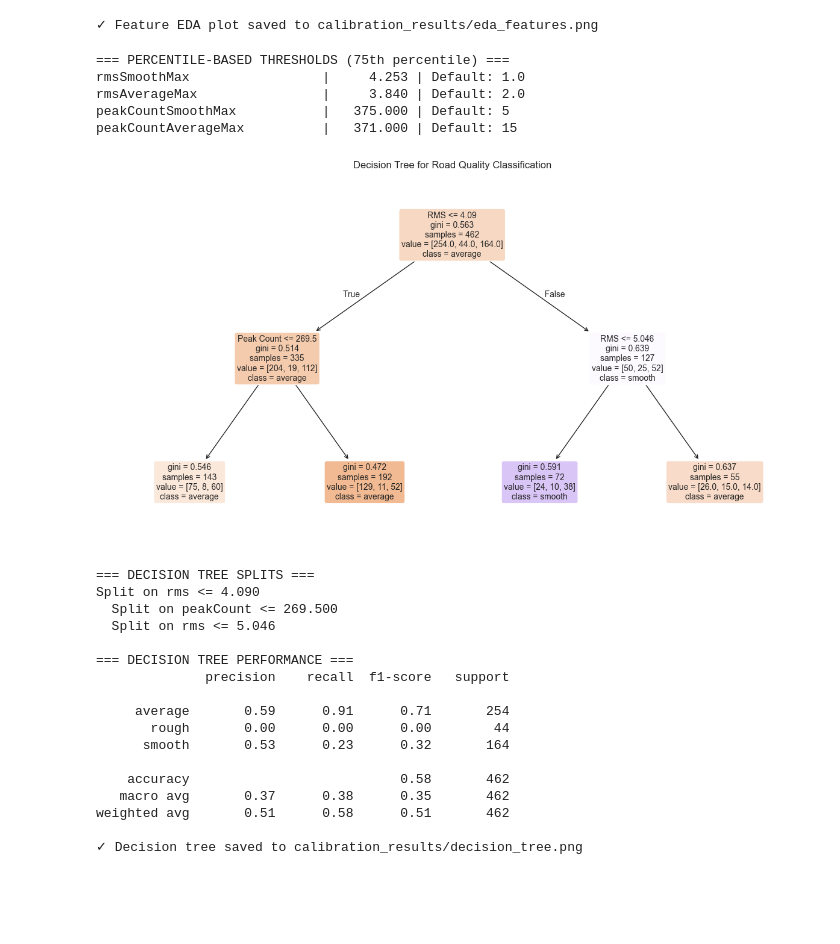
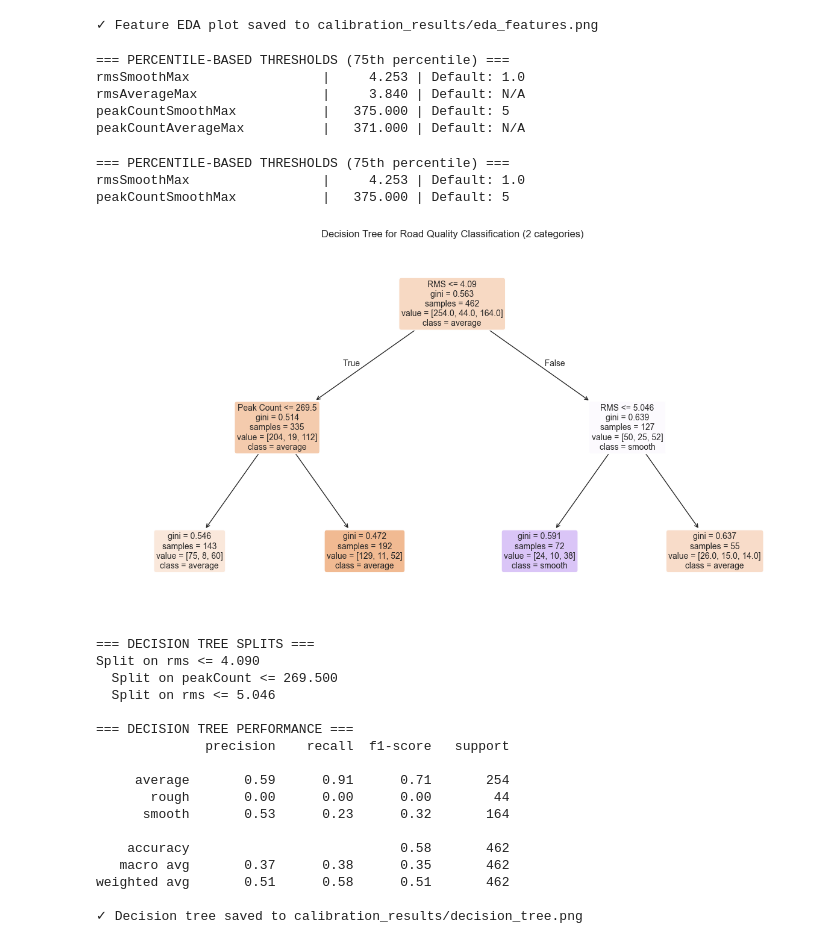
Before and after one commit to shajoshi/Apps, a Jupyter notebook: calibration_analysis.ipynb, the cells around one changed output. Cells and saved outputs as stored; diff of their text form; code cells hidden in the pictures; blank space fills up the shorter version.

```diff
--- a/calibration_analysis.ipynb
+++ b/calibration_analysis.ipynb
@@ -59,16 +51,3 @@ print(f"  Output directory: {OUTPUT_DIR}")
 ✓ Configuration loaded
   Track file: track_20260202_162252.json
   Output directory: calibration_results
-# %%
-import json
-with open(TRACK_FILE, "r") as f:
-    data = json.load(f)
-
-print("Top-level type:", type(data))
-print("Top-level keys:", list(data.keys()) if isinstance(data, dict) else "n/a")
-if isinstance(data, dict):
-    print("points len:", len(data.get("points", [])))
-    # peek first point
-    if data.get("points"):
-        print("First point keys:", data["points"][0].keys())
-        print("First accel keys:", data["points"][0].get("accel", {}).keys())
@@ -78,0 +54,25 @@ points len: 0
+# %%
+# Cell 2: Configuration
+import os
+
+# File paths - UPDATE THIS WITH YOUR TRACK FILE
+TRACK_FILE = "track_20260202_162252.json"
+OUTPUT_DIR = "calibration_results"
+
+# Current default thresholds (for comparison)
+# Note: With 2 categories (smooth/rough), we only need rmsSmoothMax and peakCountSmoothMax
+DEFAULT_THRESHOLDS = {
+    'rmsSmoothMax': 1.0,
+    'peakThresholdZ': 1.5,
+    'symmetricBumpThreshold': 2.0,
+    'potholeDipThreshold': -2.5,
+    'bumpSpikeThreshold': 2.5,
+    'peakCountSmoothMax': 5,
+    'movingAverageWindow': 5
+}
+
+os.makedirs(OUTPUT_DIR, exist_ok=True)
+print(f"✓ Configuration loaded")
+print(f"  Track file: {TRACK_FILE}")
+print(f"  Output directory: {OUTPUT_DIR}")
+print(f"  Road quality categories: smooth, rough (2 categories)")
@@ -281,9 +286,38 @@ for key, value in percentile_thresholds.items():
 # %% [output]
 === PERCENTILE-BASED THRESHOLDS (75th percentile) ===
 rmsSmoothMax                 |     4.253 | Default: 1.0
-rmsAverageMax                |     3.840 | Default: 2.0
+rmsAverageMax                |     3.840 | Default: N/A
 peakCountSmoothMax           |   375.000 | Default: 5
-peakCountAverageMax          |   371.000 | Default: 15
+peakCountAverageMax          |   371.000 | Default: N/A
+# %%
+# Cell 7: Method 1 - Percentile-Based Thresholds
+def calculate_percentile_thresholds(df_quality, percentile=75):
+    """Calculate thresholds based on percentiles of each class."""
+    results = {}
+
+    # RMS threshold - use smooth class upper bound
+    smooth_rms = df_quality[df_quality['manualLabel'] == 'smooth']['rms']
+
+    if len(smooth_rms) > 0:
+        results['rmsSmoothMax'] = np.percentile(smooth_rms, percentile)
+
+    # Peak count threshold - use smooth class upper bound
+    smooth_peaks = df_quality[df_quality['manualLabel'] == 'smooth']['peakCount']
+
+    if len(smooth_peaks) > 0:
+        results['peakCountSmoothMax'] = int(np.percentile(smooth_peaks, percentile))
+
+    return results
+
+percentile_thresholds = calculate_percentile_thresholds(df_quality)
+print("=== PERCENTILE-BASED THRESHOLDS (75th percentile) ===")
+for key, value in percentile_thresholds.items():
+    default = DEFAULT_THRESHOLDS.get(key, 'N/A')
+    print(f"{key:28} | {value:9.3f} | Default: {default}")
+# %% [output]
+=== PERCENTILE-BASED THRESHOLDS (75th percentile) ===
+rmsSmoothMax                 |     4.253 | Default: 1.0
+peakCountSmoothMax           |   375.000 | Default: 5
 # %%
 # Cell 8: Method 2 - Decision Tree Optimization
 def optimize_with_decision_tree(df_quality):
@@ -300,36 +334,36 @@ def optimize_with_decision_tree(df_quality):
     plt.figure(figsize=(15, 8))
     plot_tree(dt, feature_names=['RMS', 'Peak Count'],
               class_names=dt.classes_, filled=True, rounded=True, fontsize=10)
-    plt.title('Decision Tree for Road Quality Classification')
+    plt.title('Decision Tree for Road Quality Classification (2 categories)')
     plt.savefig(f'{OUTPUT_DIR}/decision_tree.png', dpi=150, bbox_inches='tight')
     plt.show()
 
     # Extract thresholds from tree structure
     tree = dt.tree_
     feature_names = ['rms', 'peakCount']
 
     def extract_thresholds(node=0, depth=0):
         if tree.feature[node] != -2:  # Not a leaf
             feature = feature_names[tree.feature[node]]
             threshold = tree.threshold[node]
             print(f"{'  ' * depth}Split on {feature} <= {threshold:.3f}")
             extract_thresholds(tree.children_left[node], depth + 1)
             extract_thresholds(tree.children_right[node], depth + 1)
 
     print("\n=== DECISION TREE SPLITS ===")
     extract_thresholds()
 
     # Evaluate
     y_pred = dt.predict(X)
     print("\n=== DECISION TREE PERFORMANCE ===")
     print(classification_report(y, y_pred))
 
     return dt
 
 dt_model = optimize_with_decision_tree(df_quality)
 print(f"✓ Decision tree saved to {OUTPUT_DIR}/decision_tree.png")
 # %% [output]
-[figure, old version]
+[figure, new version]
 === DECISION TREE SPLITS ===
 Split on rms <= 4.090
   Split on peakCount <= 269.500
```
Also changed, not shown: parts of 12 cells of this notebook, 6 other files.
